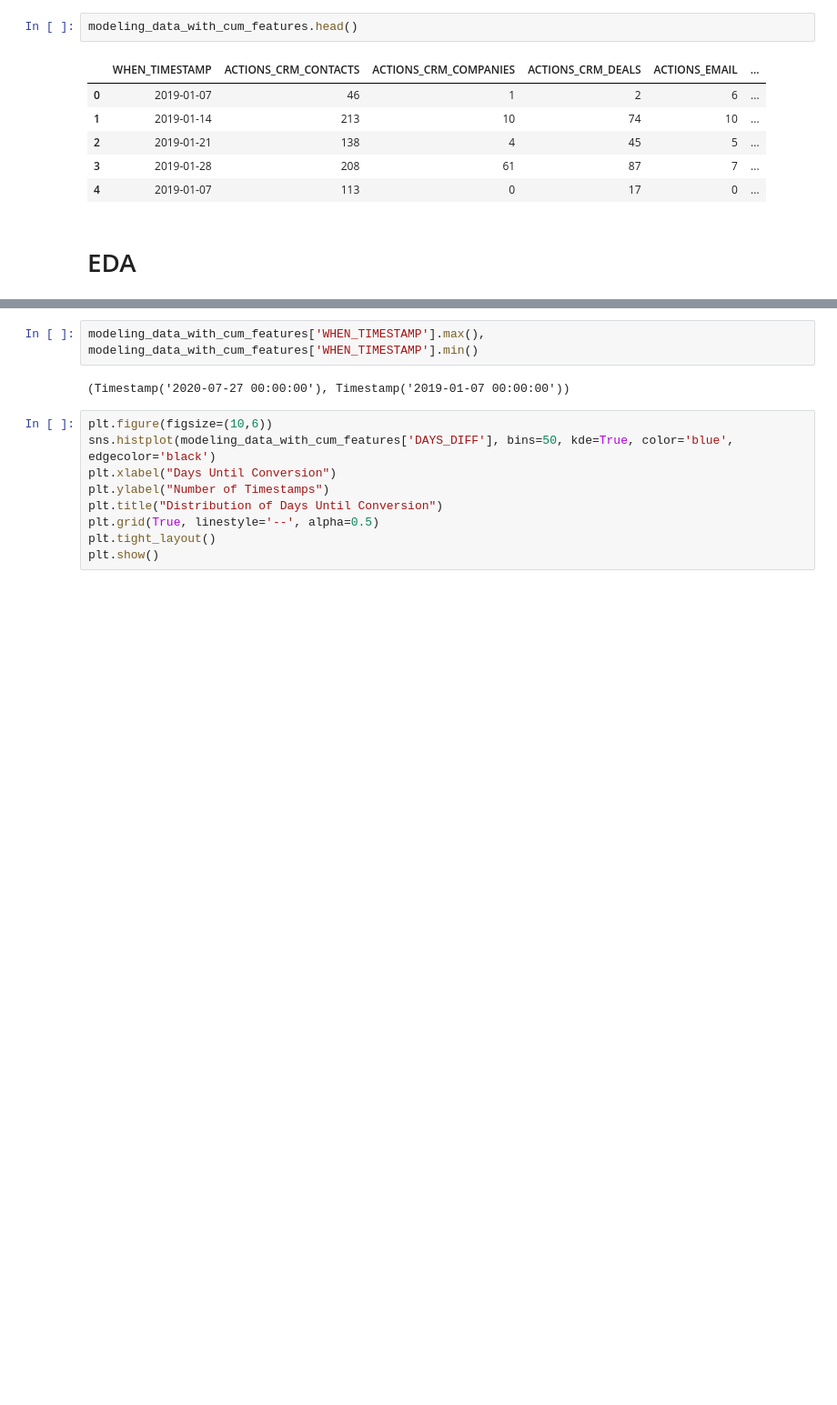
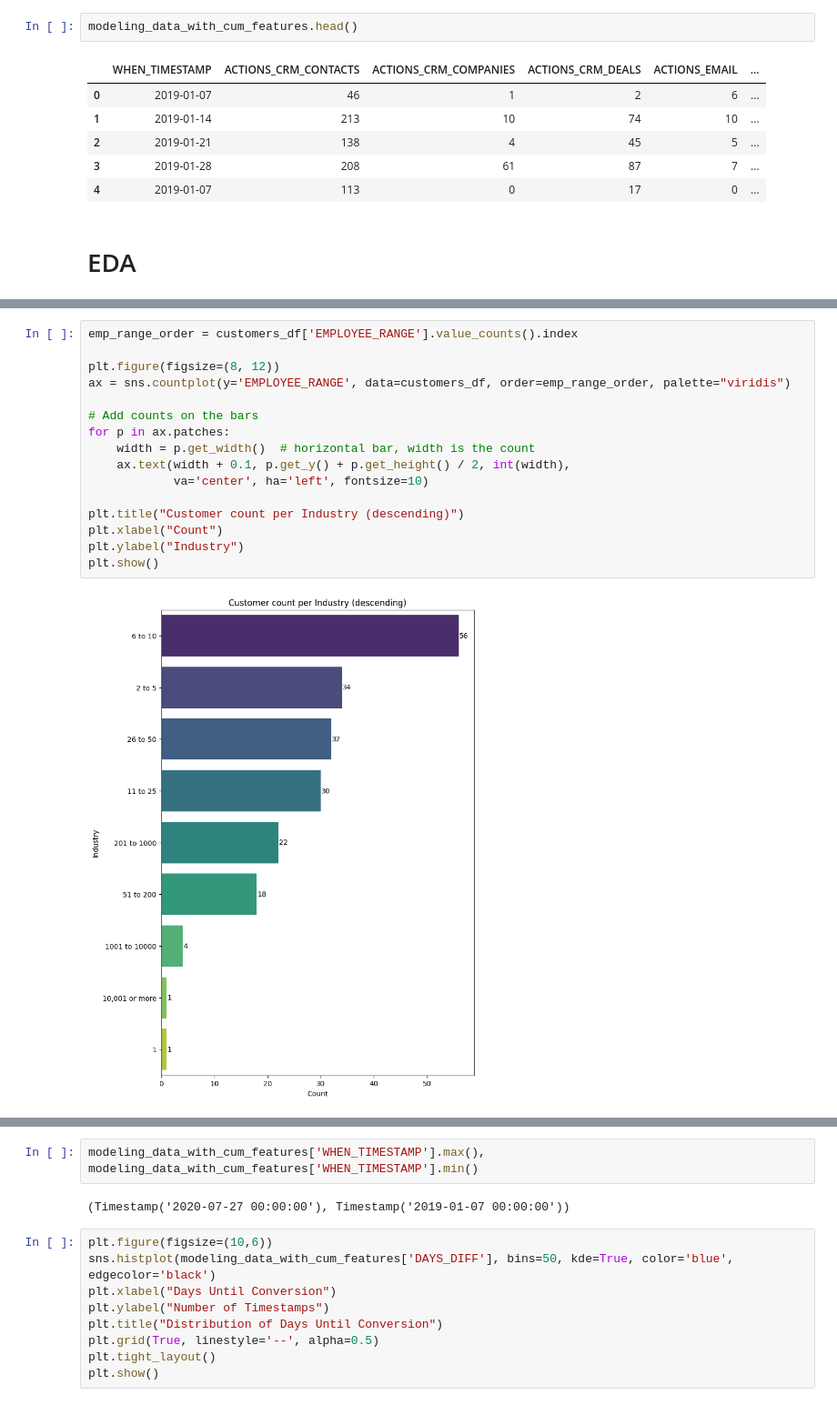
Before and after one commit to vysakh10/CRM_Case_Study, a Jupyter notebook: EDA.ipynb, the cells around one changed output, grey strips where cells are left out. Shown at 91% size. Drawn from its saved outputs; the diff is of its cells as text; blank space fills up the shorter version.

```diff
--- a/EDA.ipynb
+++ b/EDA.ipynb
@@ -111,3 +91,21 @@ plt.show()
+# %%
+emp_range_order = customers_df['EMPLOYEE_RANGE'].value_counts().index
+
+plt.figure(figsize=(8, 12))
+ax = sns.countplot(y='EMPLOYEE_RANGE', data=customers_df, order=emp_range_order, palette="viridis")
+
+# Add counts on the bars
+for p in ax.patches:
+    width = p.get_width()  # horizontal bar, width is the count
+    ax.text(width + 0.1, p.get_y() + p.get_height() / 2, int(width),
+            va='center', ha='left', fontsize=10)
+
+plt.title("Customer count per Industry (descending)")
+plt.xlabel("Count")
+plt.ylabel("Industry")
+plt.show()
+# %% [output]
+[figure, added]
 # %%
 # Aggregate conversion rate per day
 daily_conv = modeling_data_with_cum_features.groupby(
```
Also changed, not shown: parts of 12 cells of this notebook, 1 other file.
